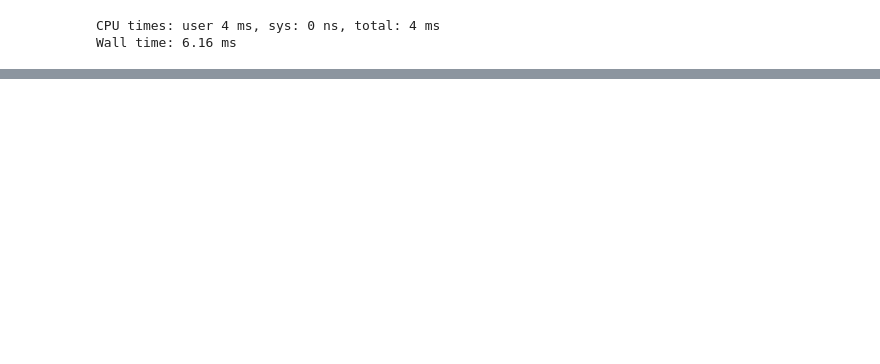
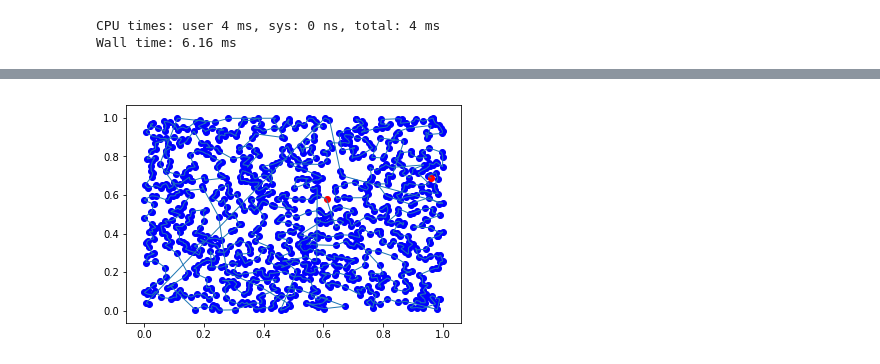
Before and after one commit to Ciro-Taranto/tsp_exercise, a Jupyter notebook: Untitled.ipynb, the cells around one changed output, grey strips where cells are left out. Drawn from its saved outputs; the diff is of its cells as text; code cells hidden in the pictures; blank space fills up the shorter version.

```diff
--- a/Untitled.ipynb
+++ b/Untitled.ipynb
@@ -72,0 +109,3 @@ out = env.render(mst_kruskal)
+# %%
+%%time
+heuristic_traveling = algos.approximate_traveling_salesman(locations,edges,start='d0')
@@ -73,3 +121,7 @@ out = env.render(mst_kruskal)
+# %%
+out = env.render(heuristic_traveling)
+# %% [output]
+[figure, added]
 # %%
 out = env.render(mst)
 # %% [output]
```
Also changed, not shown: parts of 52 cells of this notebook, 5 other files.
